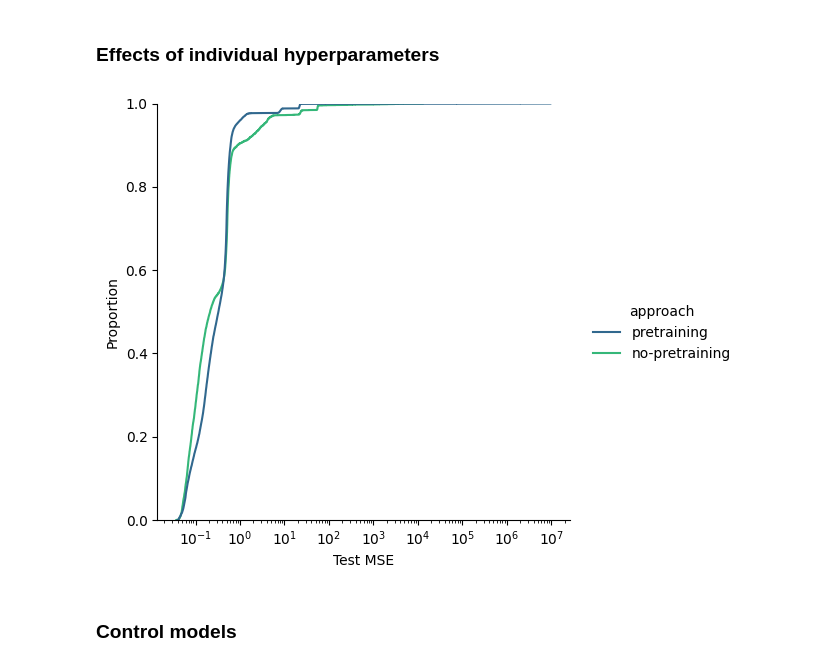
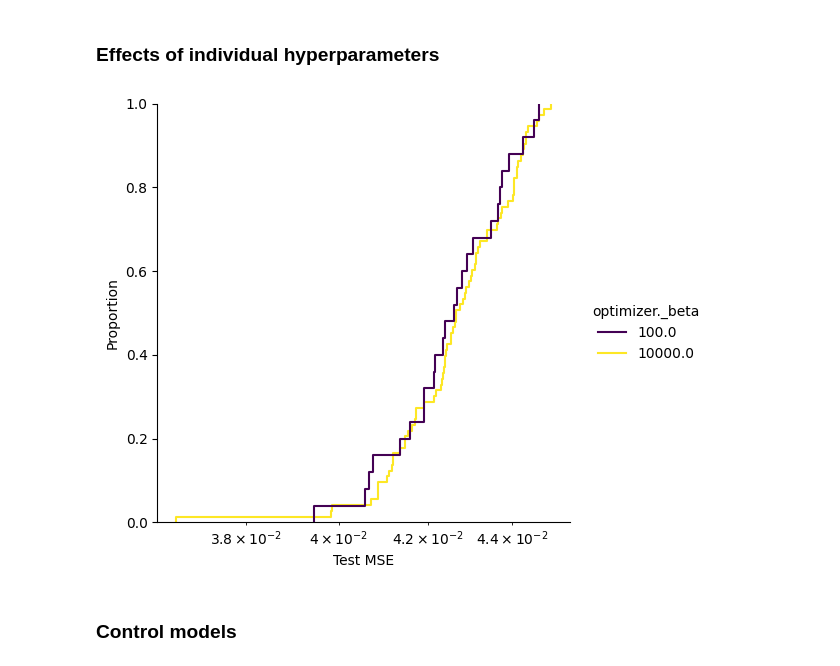
Before and after one commit to lichterberci/rbfar-ols, a Jupyter notebook: experiments.ipynb, the cells around one changed output. Saved outputs shown, nothing was run; the diff lists cells and outputs as text; code cells hidden in the pictures.

Commit message:
added xlim to hyperparam dist plot

```diff
--- a/experiments.ipynb
+++ b/experiments.ipynb
@@ -576,12 +576,14 @@ plt.show()
 # HYPERPARAM = "ridge"
 # HYPERPARAM = "m"
 # HYPERPARAM = "post_tune"
-HYPERPARAM = "approach"
-# HYPERPARAM = "optimizer._beta"
+# HYPERPARAM = "approach"
+HYPERPARAM = "optimizer._beta"
 METRIC_LOG_SCALE = True
 PARAM_LOG_SCALE = True
 
 PROPOSED_HYPERPARAM = True
+# %%
+DIST_PLOT_X_LIM = (0, 0.045)
 # %%
 
 hyperparam_values = (
@@ -600,30 +602,38 @@ hyperparam_values = (
 
 hyperparam_results_df = results_df[results_df["Type"] == ("Proposed" if PROPOSED_HYPERPARAM else "Control")].copy()
 hyperparam_results_df[HYPERPARAM] = list(hyperparam_values)
+# %%
+hyperparam_results_df = hyperparam_results_df[
+            (hyperparam_results_df[test_metric] <= DIST_PLOT_X_LIM[1]) & (hyperparam_results_df[test_metric] >= DIST_PLOT_X_LIM[0] )
+        ]
+
+assert not hyperparam_results_df.empty, "No results found within the specified DIST_PLOT_X_LIM."
 # %%
+from pandas.api.types import is_numeric_dtype
+
 try:
     sns.displot(
         data=hyperparam_results_df,
         x=test_metric,
         hue=HYPERPARAM,
-        hue_norm=LogNorm() if PARAM_LOG_SCALE else None,
+        hue_norm=LogNorm() if PARAM_LOG_SCALE and is_numeric_dtype(hyperparam_results_df[HYPERPARAM]) else None,
         kind="ecdf",
         palette="viridis",
         log_scale=(METRIC_LOG_SCALE, False),
     )
 except ValueError as e:
     sns.displot(
         data=hyperparam_results_df,
         x=test_metric,
         hue=HYPERPARAM,
         kind="ecdf",
         palette="viridis",
         log_scale=(METRIC_LOG_SCALE, False),
     )
 # plt.xlim(right= np.log10(hyperparam_results_df[test_metric].max() / 10))
 plt.show()
 # %% [output]
-[figure, old version]
+[figure, new version]
 # %% [markdown]
 ### Control models
 # %%
```
